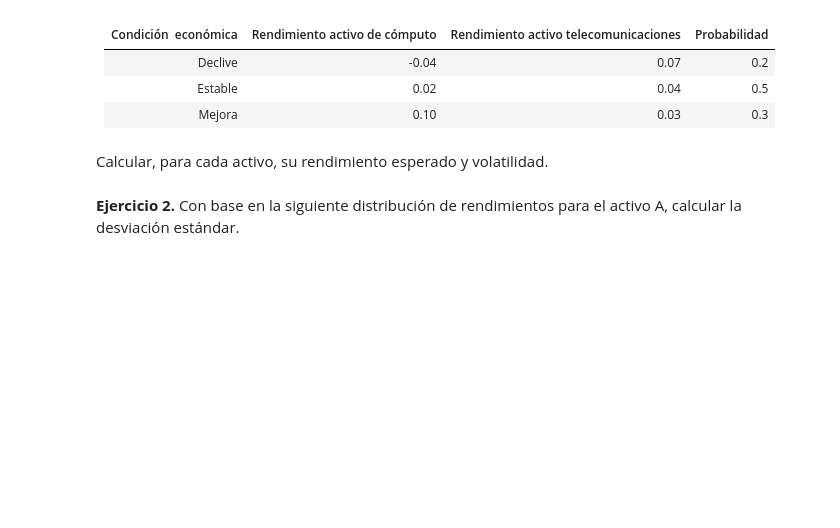
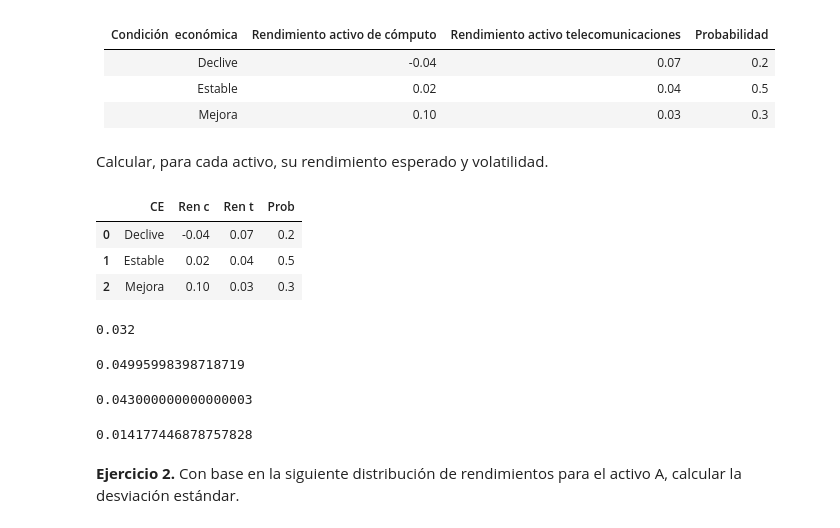
Before and after one commit to Carolina1002/porinvo2020, a Jupyter notebook: Modulo1/Clase3_RentRiesgo.ipynb, the cells around one changed output. Drawn from its saved outputs; the diff is of its cells as text; code cells hidden in the pictures; blank space fills up the shorter version.

```diff
--- a/Modulo1/Clase3_RentRiesgo.ipynb
+++ b/Modulo1/Clase3_RentRiesgo.ipynb
@@ -344,6 +361,44 @@ En esta sección se dejarán algunos ejercicios para ustedes. Si alcanza el tiem
 | Mejora               | 0.10                          | 0.03                                  | 0.3          |
 # %% [markdown]
 Calcular, para cada activo, su rendimiento esperado y volatilidad.
+# %%
+tablae2 = pd.DataFrame({'CE': ["Declive", "Estable", "Mejora"],
+                       'Ren c': [-0.04, 0.02, 0.10],
+                        "Ren t": [0.07,0.04,0.03],
+                        "Prob":[0.2,0.5,0.3]
+                      })
+tablae2
+# %% [output]
+|  | CE | Ren c | Ren t | Prob |
+| 0 | Declive | -0.04 | 0.07 | 0.2 |
+| 1 | Estable | 0.02 | 0.04 | 0.5 |
+| 2 | Mejora | 0.10 | 0.03 | 0.3 |
+# %%
+Ere_1 = (tablae2["Prob"] * tablae2['Ren c']).sum()
+Ere_1
+# %% [output]
+0.032
+# %%
+#Varianza
+sre2_1 = (tablae2['Prob'] * (tablae2['Ren c'] - Ere_1)**2).sum()
+#Desviacion
+sr_1 = sre2_1**0.5
+sr_1
+# %% [output]
+0.04995998398718719
+# %%
+Ere_1_2 = (tablae2["Prob"] * tablae2['Ren t']).sum()
+Ere_1_2
+# %% [output]
+0.043000000000000003
+# %%
+#Varianza
+sre2_1_2 = (tablae2['Prob'] * (tablae2['Ren t'] - Ere_1_2)**2).sum()
+#Desviacion
+sr_1_2 = sre2_1_2**0.5
+sr_1_2
+# %% [output]
+0.014177446878757828
 # %% [markdown]
 **Ejercicio 2.** Con base en la siguiente distribución de rendimientos para el activo A, calcular la desviación estándar.
 # %% [markdown]
```
Also changed, not shown: parts of 10 cells of this notebook, 1 other file.
